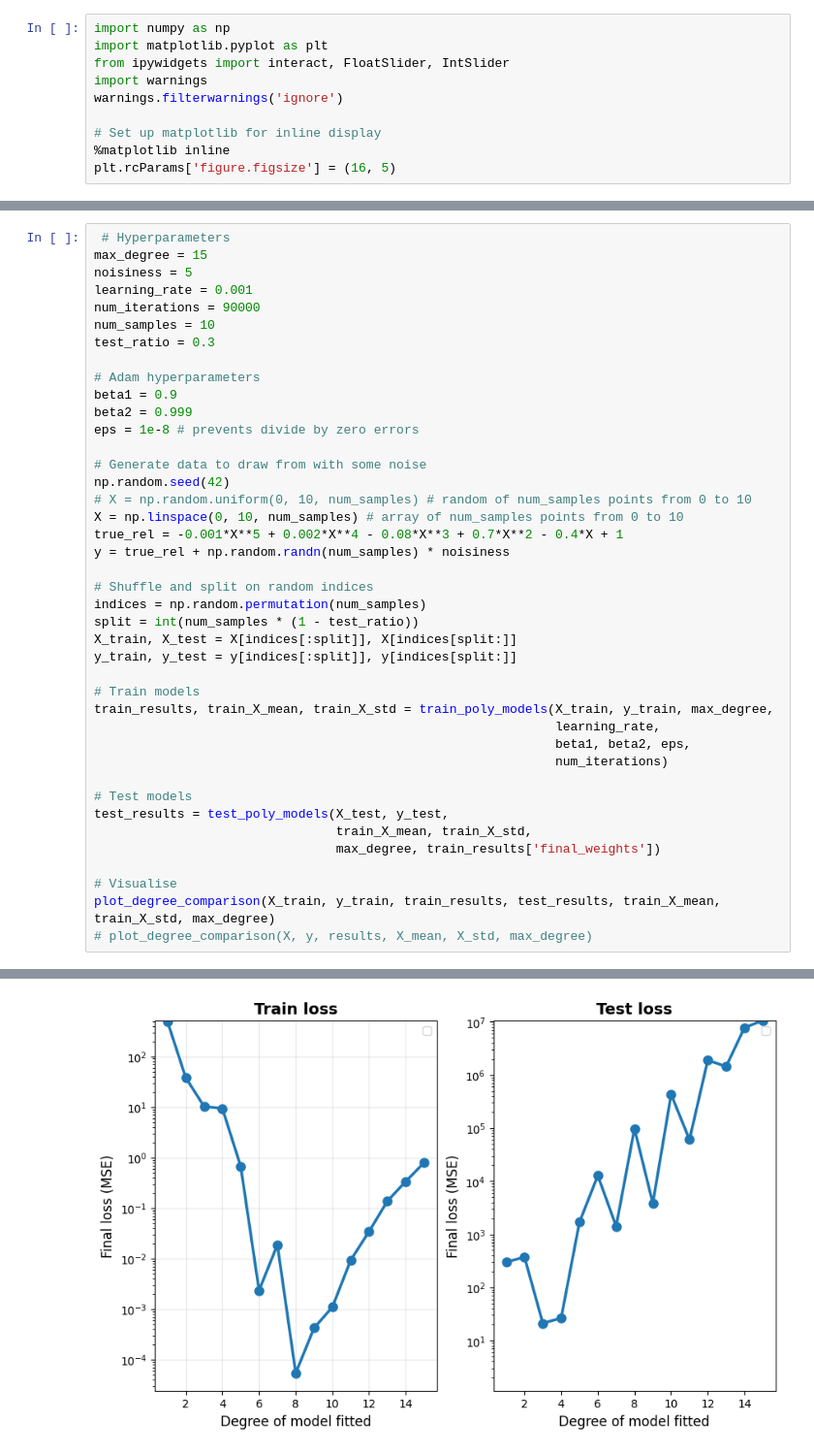
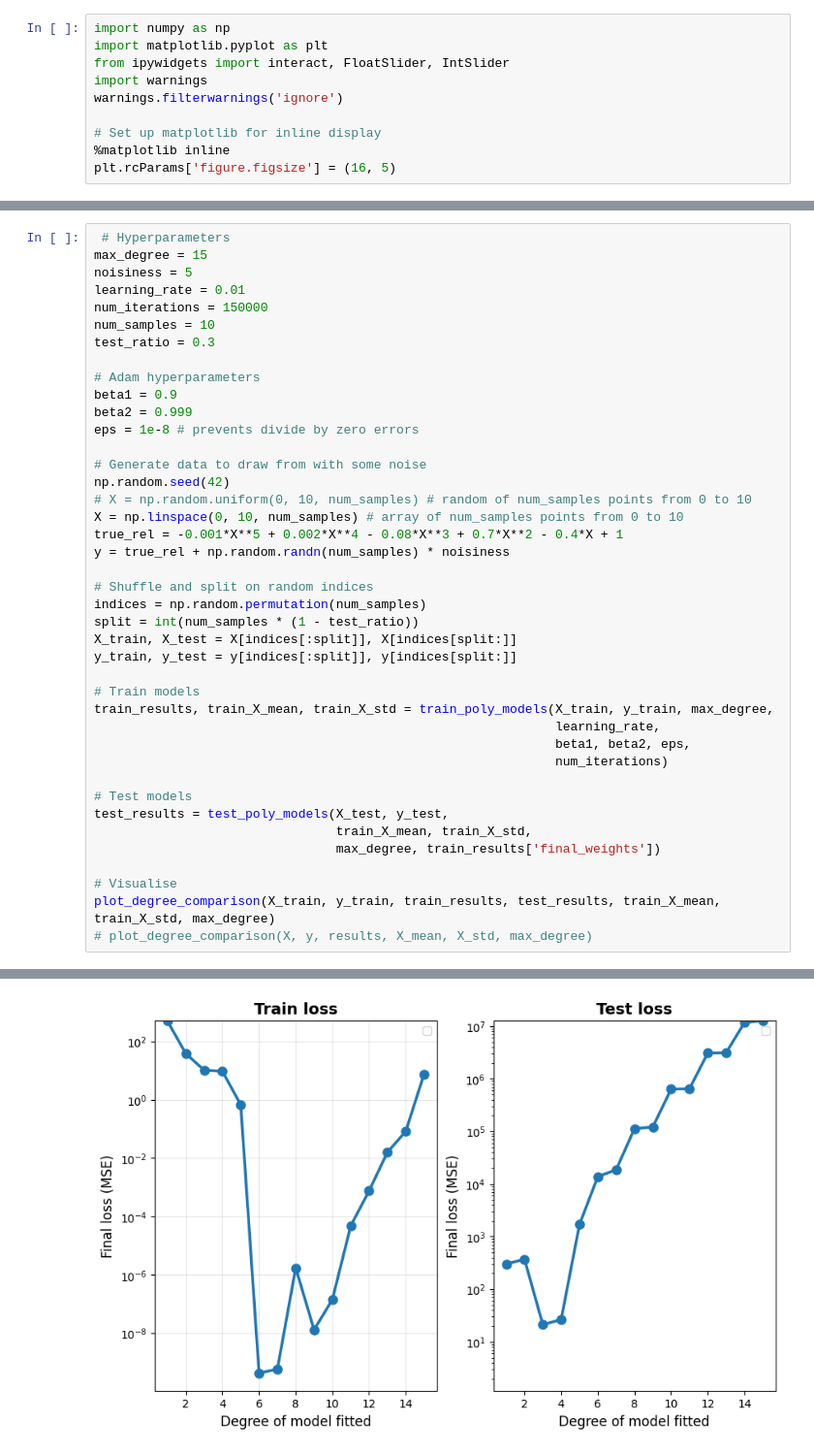
Before and after one commit to liyajin7/claude-play, a Jupyter notebook: linreg+/train-test loss-degree.ipynb, the cells around one changed output, grey strips where cells are left out. Shown at 97% size. Drawn from its saved outputs; the diff is of its cells as text.

```diff
--- a/linreg+/train-test loss-degree.ipynb
+++ b/linreg+/train-test loss-degree.ipynb
@@ -227,8 +227,8 @@ def plot_degree_comparison(X, y, train_results, test_results, train_X_mean, trai
  # Hyperparameters
 max_degree = 15
 noisiness = 5
-learning_rate = 0.001
-num_iterations = 90000
+learning_rate = 0.01
+num_iterations = 150000
 num_samples = 10
 test_ratio = 0.3
 
@@ -288 +288 @@ max loss:  494.88184930814083
-[figure, old version]
+[figure, new version]
```
Also changed, not shown: parts of 2 cells of this notebook.
